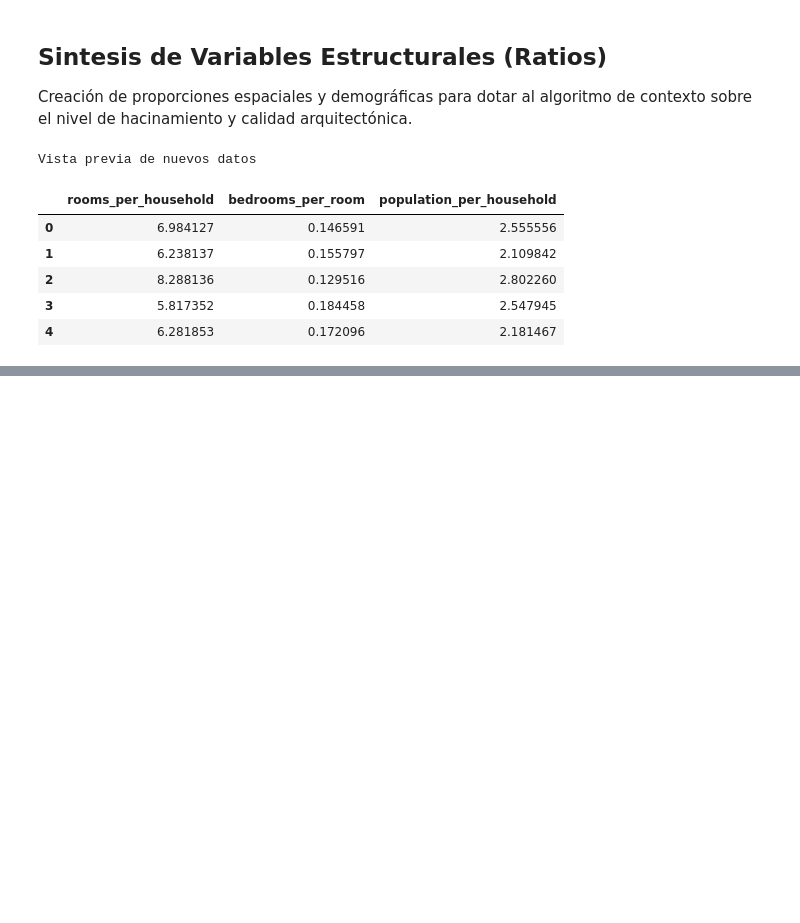
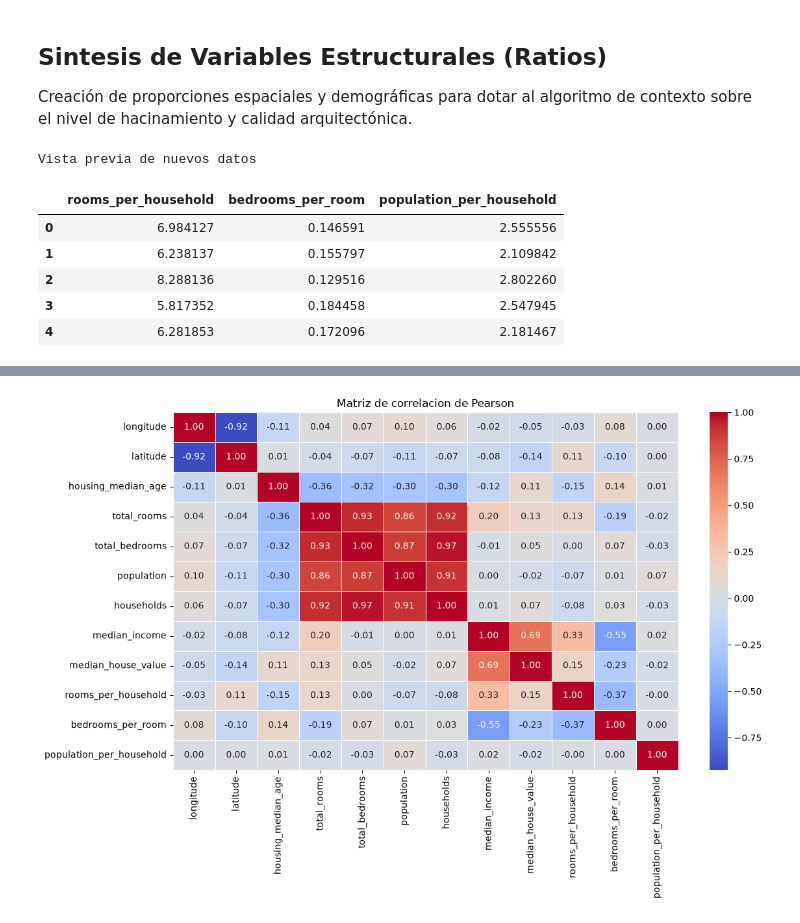
Before and after one commit to Cesahz/california-housing-energy-eda, a Jupyter notebook: notebooks/1.0-california-housing-eda.ipynb, the cells around one changed output, grey strips where cells are left out. Drawn from its saved outputs; the diff is of its cells as text; code cells hidden in the pictures; blank space fills up the shorter version.

```diff
--- a/notebooks/1.0-california-housing-eda.ipynb
+++ b/notebooks/1.0-california-housing-eda.ipynb
@@ -226,0 +230,19 @@ Vista previa de nuevos datos
+# %%
+#mapa de correlacion de Pearson
+
+#filtrar solo la columna numerica
+columnas_numericas = df.select_dtypes(include=[np.number])
+
+#calcular la matriz matematica de correlacion
+matriz_correlacion = columnas_numericas.corr()
+
+#dibujar mapa de calor
+plt.figure(figsize=(12, 8))
+
+sns.heatmap(matriz_correlacion, annot=True, cmap='coolwarm', fmt='.2f', linewidths=0.5)
+
+plt.title('Matriz de correlacion de Pearson')
+plt.tight_layout()
+plt.show()
+# %% [output]
+[figure, added]
```
Also changed, not shown: parts of 3 cells of this notebook.
